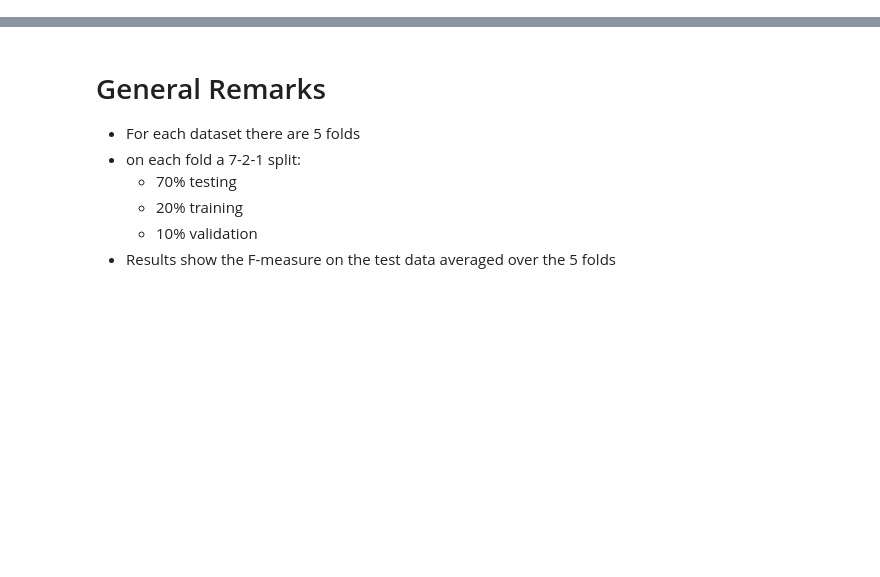
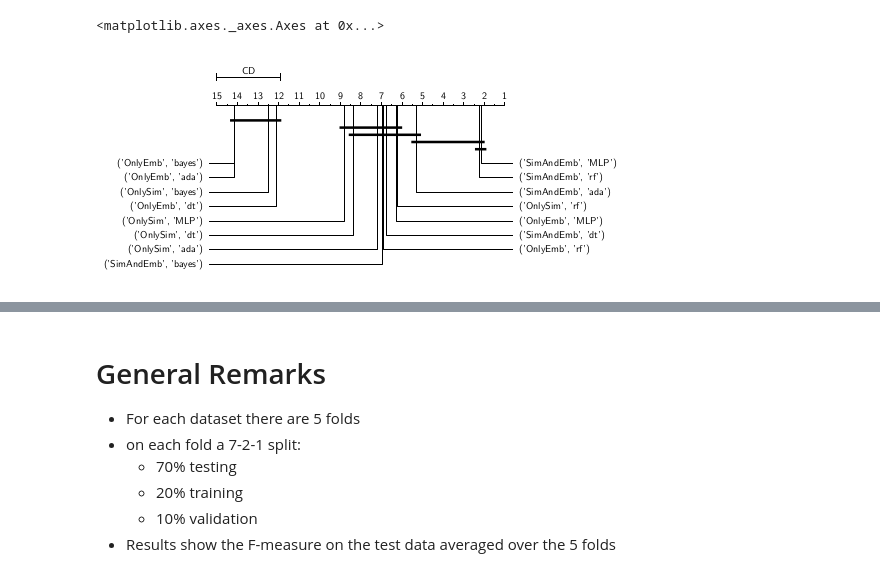
Before and after one commit to jonathanschuchart/eager, a Jupyter notebook: src/analysis/Statistics.ipynb, the cells around one changed output, grey strips where cells are left out. Cells and saved outputs as stored; diff of their text form; code cells hidden in the pictures; blank space fills up the shorter version.

```diff
--- a/src/analysis/Statistics.ipynb
+++ b/src/analysis/Statistics.ipynb
@@ -12,0 +243,10 @@ shallow_df = df[~df["dataset"].isin(rich_graph_datasets)]
+# %%
+wanted = rich_df.pivot_table(index=["embed_model","dataset"],columns=["vector_name","model_name"],values="fm").round(3)
+#wanted.columns = [c for c in wanted.columns]
+result = autorank(wanted, alpha=0.05, verbose=False)
+ax = plot_stats(result,width=6)
+plt.savefig('/tmp/rich_cd.pgf')
+ax
+# %% [output]
+<matplotlib.axes._axes.Axes at 0x...>
+[figure, added]
```
Also changed, not shown: parts of 46 cells of this notebook, 7 other files.
